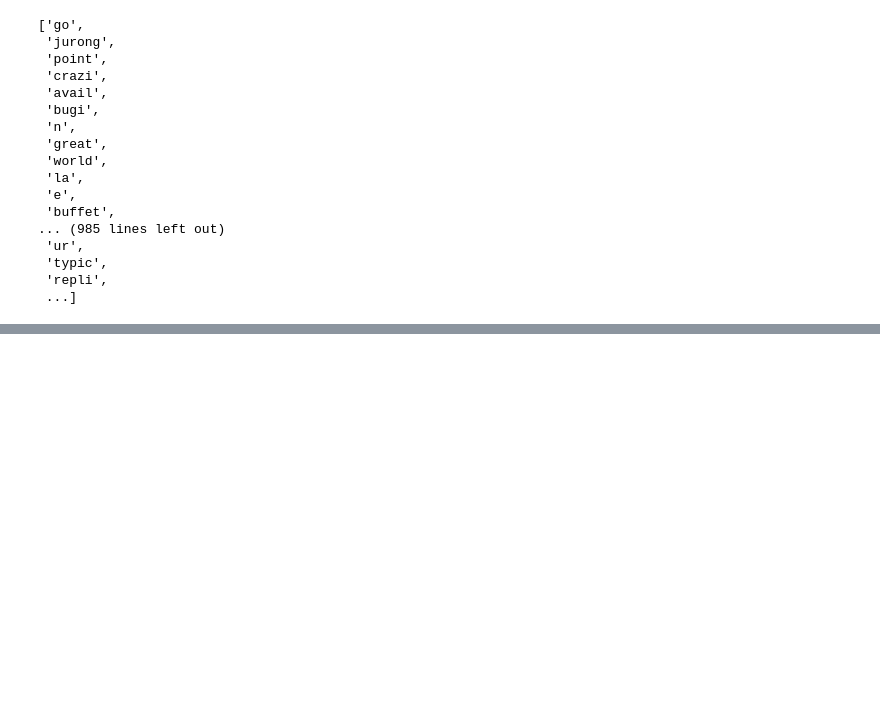
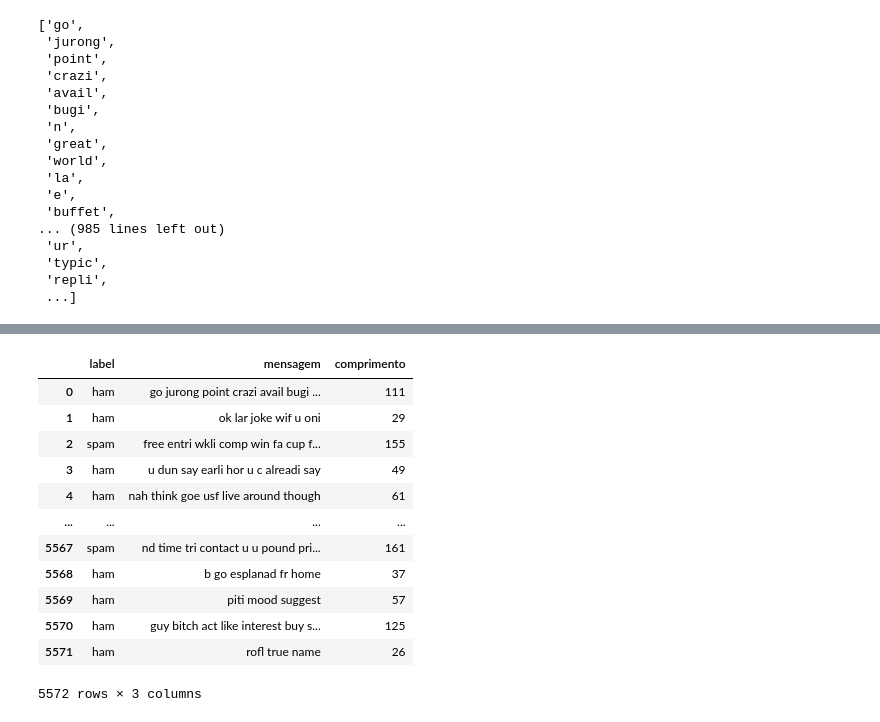
Before and after one commit to KARINAgoncalvesSOARES/ML_classificacao_de_spam, a Jupyter notebook: classificacao_de_spam.ipynb, the cells around one changed output, grey strips where cells are left out. Cells and saved outputs as stored; diff of their text form; code cells hidden in the pictures; blank space fills up the shorter version.

```diff
--- a/classificacao_de_spam.ipynb
+++ b/classificacao_de_spam.ipynb
@@ -464,0 +494,16 @@ plt.show()
+# %%
+df
+# %% [output]
+|  | label | mensagem | comprimento |
+| 0 | ham | go jurong point crazi avail bugi ... | 111 |
+| 1 | ham | ok lar joke wif u oni | 29 |
+| 2 | spam | free entri wkli comp win fa cup f... | 155 |
+| 3 | ham | u dun say earli hor u c alreadi say | 49 |
+| 4 | ham | nah think goe usf live around though | 61 |
+| ... | ... | ... | ... |
+| 5567 | spam | nd time tri contact u u pound pri... | 161 |
+| 5568 | ham | b go esplanad fr home | 37 |
+| 5569 | ham | piti mood suggest | 57 |
+| 5570 | ham | guy bitch act like interest buy s... | 125 |
+| 5571 | ham | rofl true name | 26 |
+5572 rows × 3 columns
```
Also changed, not shown: parts of 14 cells of this notebook.
